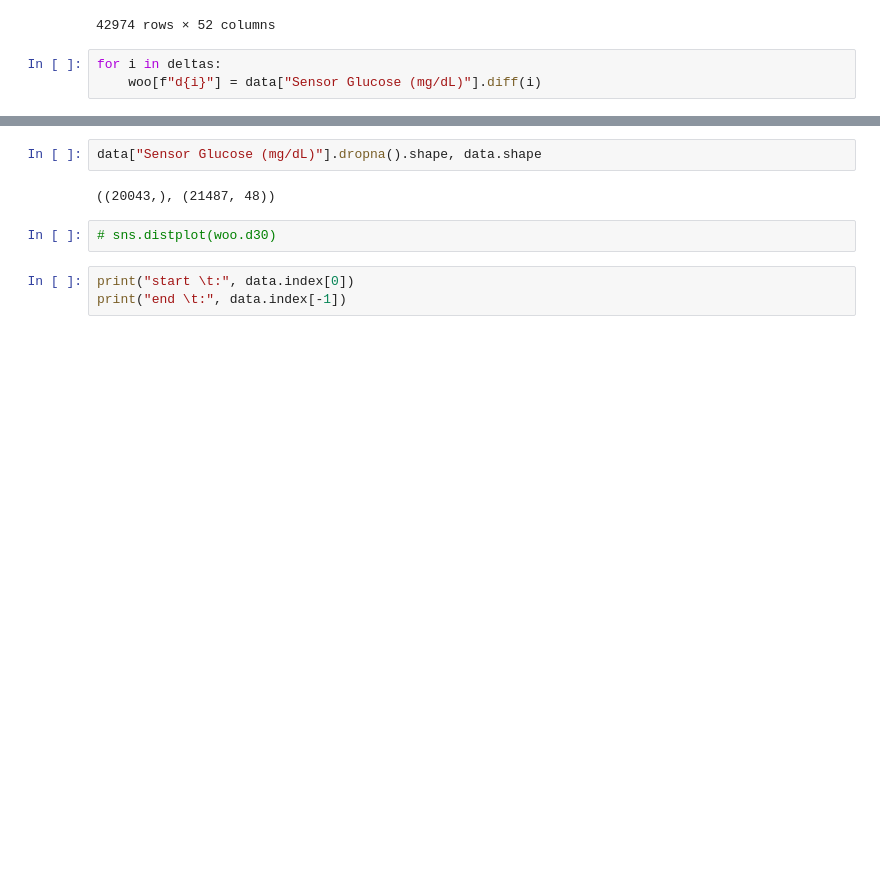
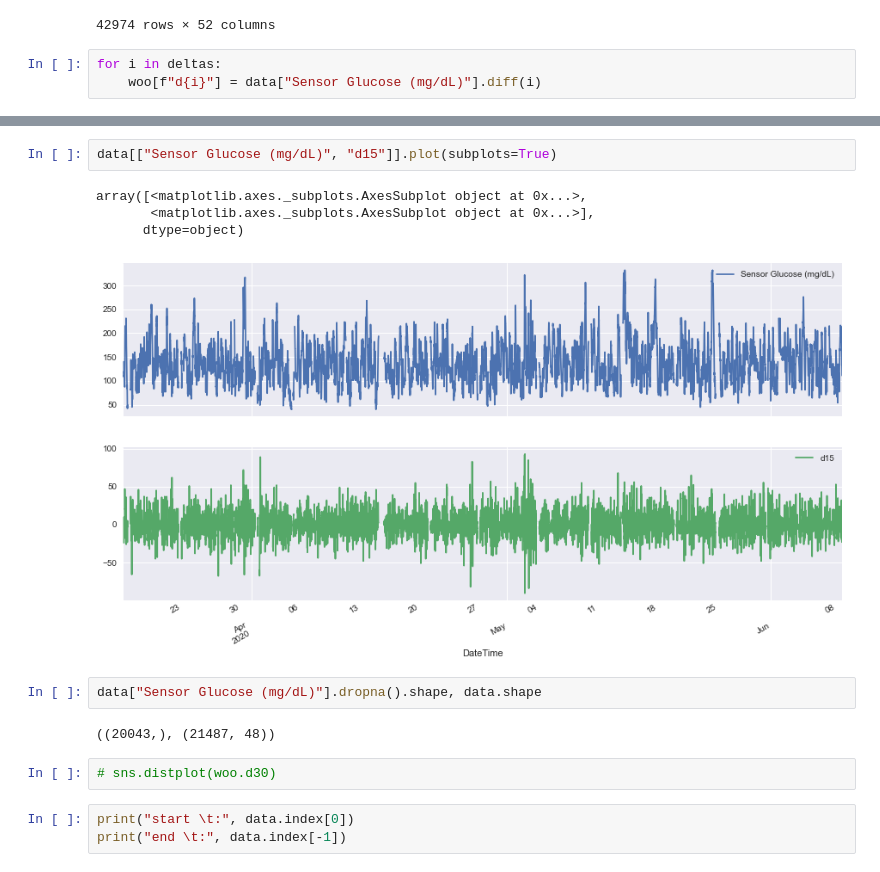
Before and after one commit to gmagannaDevelop/Diabetes-Analysis, a Jupyter notebook: Trend_Descriptive.ipynb, the cells around one changed output, grey strips where cells are left out. Saved outputs shown, nothing was run; the diff lists cells and outputs as text; blank space fills up the shorter version.

```diff
--- a/Trend_Descriptive.ipynb
+++ b/Trend_Descriptive.ipynb
@@ -309,3 +317,10 @@ data  = data.join(woo)
+# %%
+data[["Sensor Glucose (mg/dL)", "d15"]].plot(subplots=True)
+# %% [output]
+array([<matplotlib.axes._subplots.AxesSubplot object at 0x...>,
+       <matplotlib.axes._subplots.AxesSubplot object at 0x...>],
+      dtype=object)
+[figure, added]
 # %%
 data["Sensor Glucose (mg/dL)"].dropna().shape, data.shape
 # %% [output]
```
Also changed, not shown: parts of 10 cells of this notebook.
